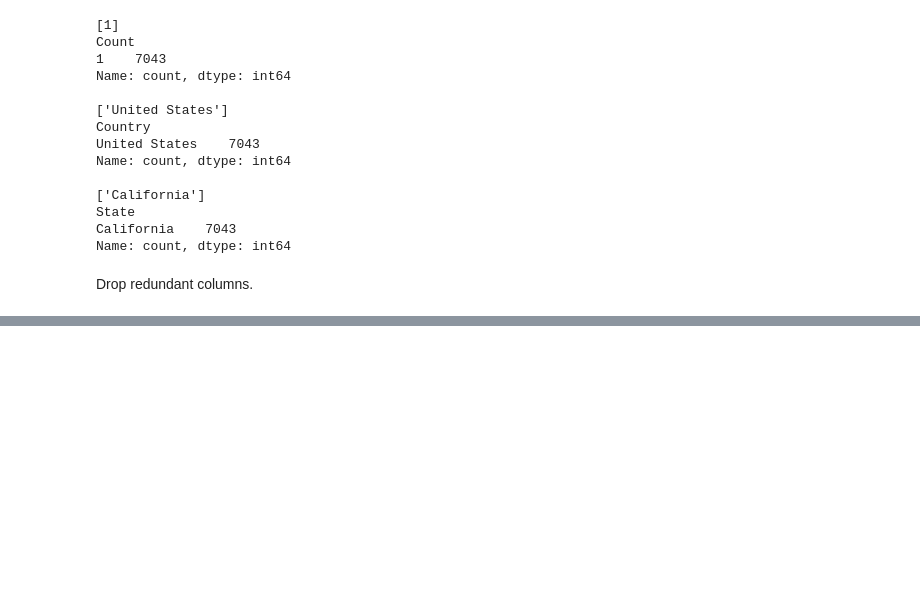
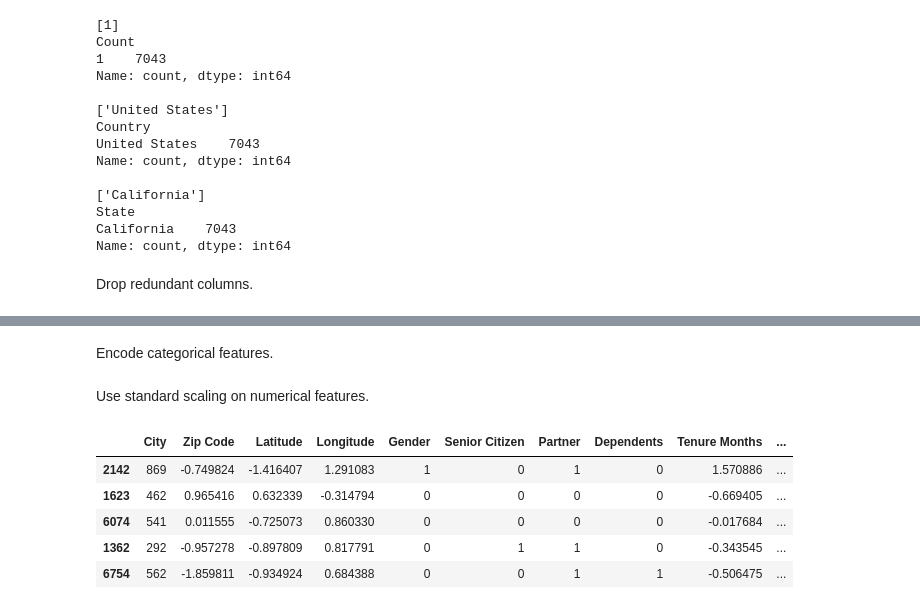
Before and after one commit to julsCadenas/DS-ML-Projects, a Jupyter notebook: CustomerChurnPrediction/notebooks/TelcoChurn/telco.ipynb, the cells around one changed output, grey strips where cells are left out. Drawn from its saved outputs; the diff is of its cells as text; code cells hidden in the pictures; blank space fills up the shorter version.

Commit message:
first attempt in training models

```diff
--- a/CustomerChurnPrediction/notebooks/TelcoChurn/telco.ipynb
+++ b/CustomerChurnPrediction/notebooks/TelcoChurn/telco.ipynb
@@ -83,0 +93,6 @@ df = df.drop(columns=['Lat Long', 'Churn Label', 'CustomerID'])
+# %%
+df['Total Charges'] = pd.to_numeric(df['Total Charges'], errors='coerce')
+
+categorical_features = df.select_dtypes(include=['object']).columns.tolist()
+numerical_features = df.select_dtypes(include=['int','float']).columns.tolist()
+numerical_features.remove('Churn Value') # remove target variable
@@ -83,0 +101,29 @@ df = df.drop(columns=['Lat Long', 'Churn Label', 'CustomerID'])
+# %%
+x = df.drop(columns='Churn Value')
+y = df['Churn Value']
+
+x_train, x_test, y_train, y_test = train_test_split(x, y, test_size=0.2, random_state=42)
+
+label_encoder = LabelEncoder()
+scaler = StandardScaler()
+# %% [markdown]
+Encode categorical features.
+# %%
+for feature in categorical_features:
+    label_encoder = LabelEncoder()
+    x_train[feature] = label_encoder.fit_transform(x_train[feature])
+    x_test[feature] = label_encoder.transform(x_test[feature])
+# %% [markdown]
+Use standard scaling on numerical features.
+# %%
+x_train[numerical_features] = scaler.fit_transform(x_train[numerical_features])
+x_test[numerical_features] = scaler.transform(x_test[numerical_features])
+# %%
+x_train.head()
+# %% [output]
+|  | City | Zip Code | Latitude | Longitude | Gender | Senior Citizen | Partner | Dependents | Tenure Months | ... |
+| 2142 | 869 | -0.749824 | -1.416407 | 1.291083 | 1 | 0 | 1 | 0 | 1.570886 | ... |
+| 1623 | 462 | 0.965416 | 0.632339 | -0.314794 | 0 | 0 | 0 | 0 | -0.669405 | ... |
+| 6074 | 541 | 0.011555 | -0.725073 | 0.860330 | 0 | 0 | 0 | 0 | -0.017684 | ... |
+| 1362 | 292 | -0.957278 | -0.897809 | 0.817791 | 0 | 1 | 1 | 0 | -0.343545 | ... |
+| 6754 | 562 | -1.859811 | -0.934924 | 0.684388 | 0 | 0 | 1 | 1 | -0.506475 | ... |
```
Also changed, not shown: parts of 8 cells of this notebook.
